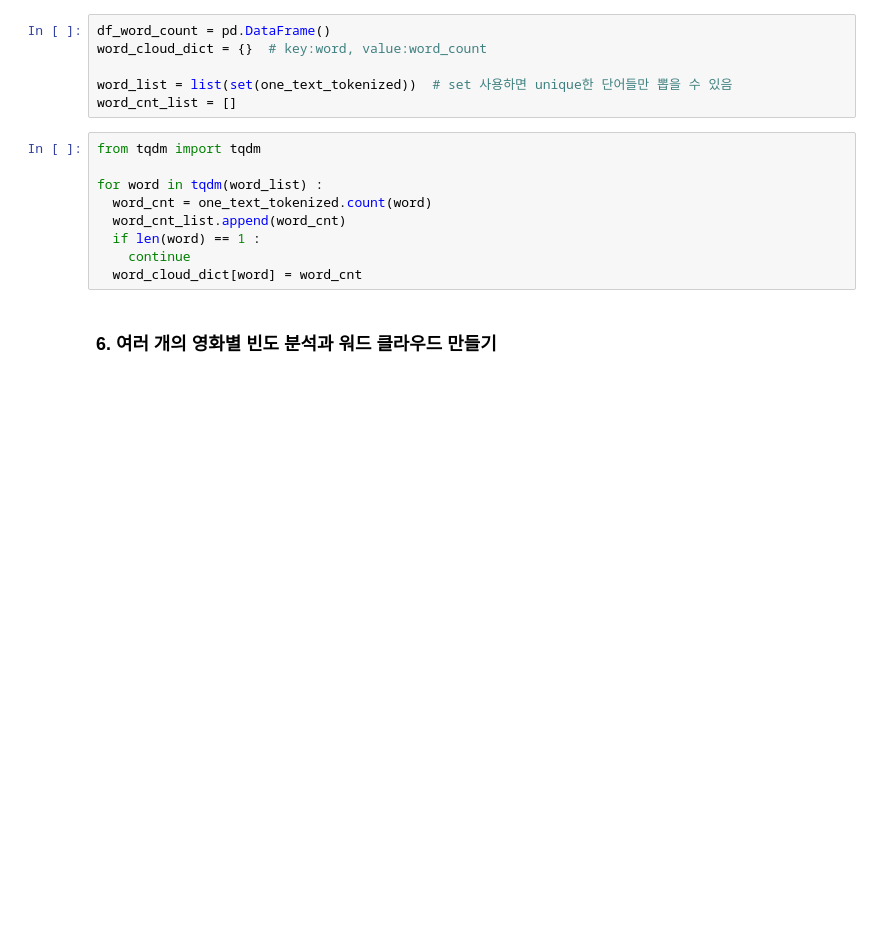
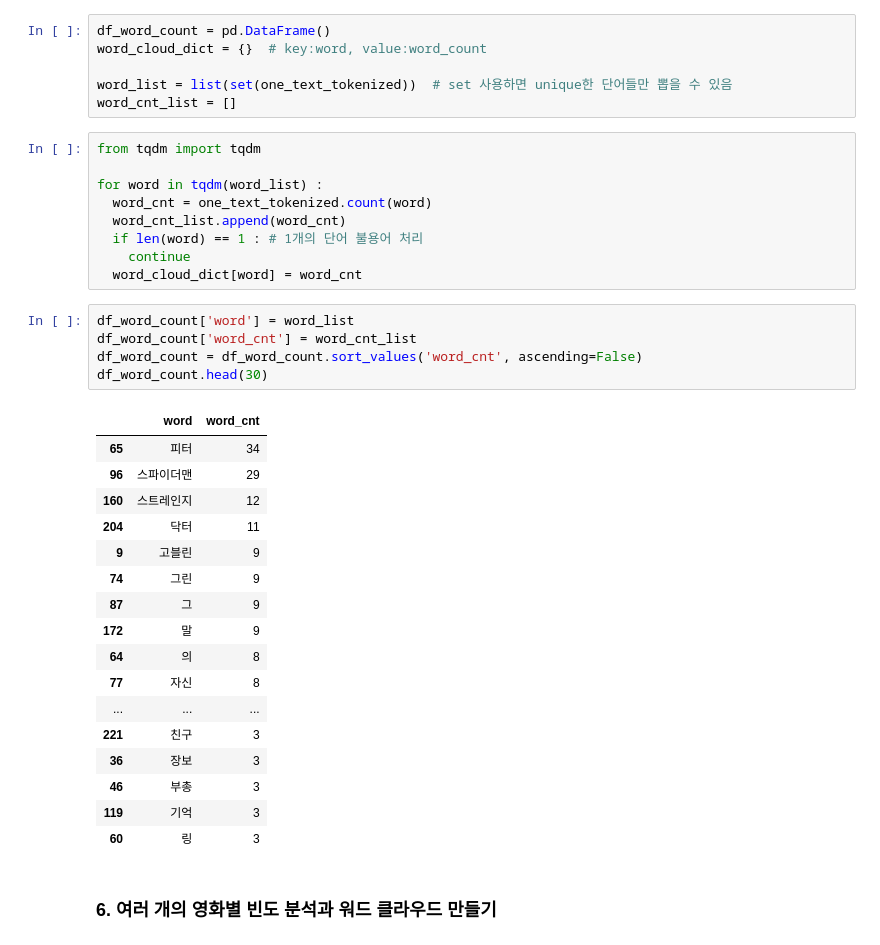
Before and after one commit to chw8207/NLP-study, a Jupyter notebook: ch02_빈도분석_워드클라우드.ipynb, the cells around one changed output. Drawn from its saved outputs; the diff is of its cells as text; blank space fills up the shorter version.

```diff
--- a/ch02_빈도분석_워드클라우드.ipynb
+++ b/ch02_빈도분석_워드클라우드.ipynb
@@ -294,8 +294,31 @@ from tqdm import tqdm
 for word in tqdm(word_list) :
   word_cnt = one_text_tokenized.count(word)
   word_cnt_list.append(word_cnt)
-  if len(word) == 1 :
+  if len(word) == 1 : # 1개의 단어 불용어 처리
     continue
   word_cloud_dict[word] = word_cnt
+# %%
+df_word_count['word'] = word_list
+df_word_count['word_cnt'] = word_cnt_list
+df_word_count = df_word_count.sort_values('word_cnt', ascending=False)
+df_word_count.head(30)
+# %% [output]
+|  | word | word_cnt |
+| 65 | 피터 | 34 |
+| 96 | 스파이더맨 | 29 |
+| 160 | 스트레인지 | 12 |
+| 204 | 닥터 | 11 |
+| 9 | 고블린 | 9 |
+| 74 | 그린 | 9 |
+| 87 | 그 | 9 |
+| 172 | 말 | 9 |
+| 64 | 의 | 8 |
+| 77 | 자신 | 8 |
+| ... | ... | ... |
+| 221 | 친구 | 3 |
+| 36 | 장보 | 3 |
+| 46 | 부총 | 3 |
+| 119 | 기억 | 3 |
+| 60 | 링 | 3 |
 # %% [markdown]
 ### 6. 여러 개의 영화별 빈도 분석과 워드 클라우드 만들기
```
